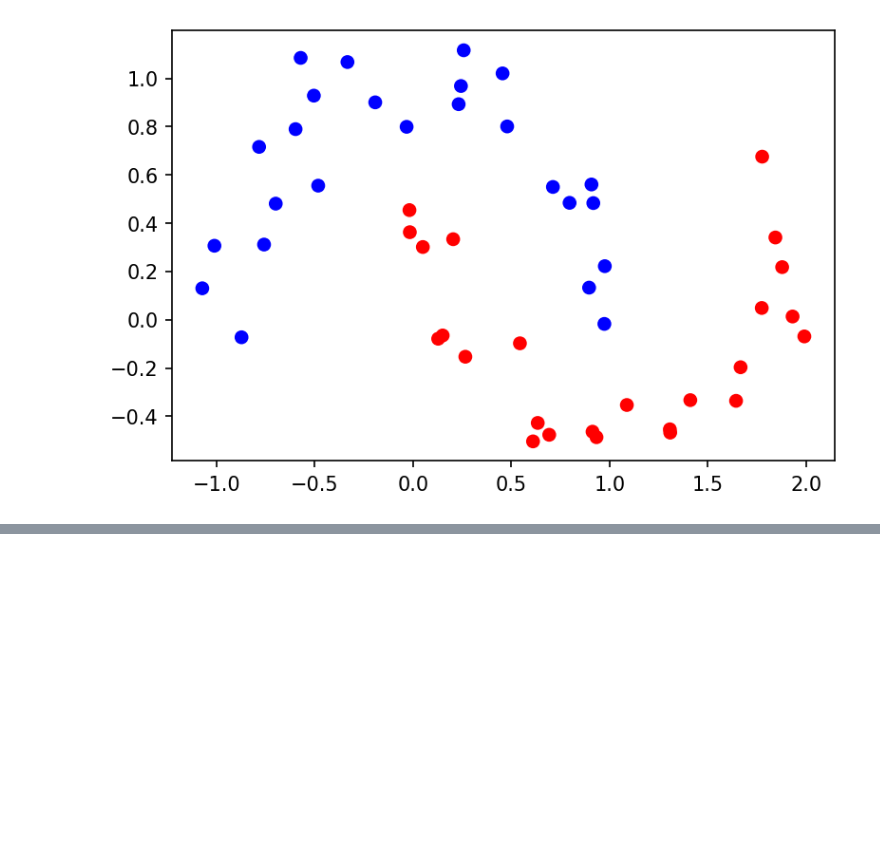
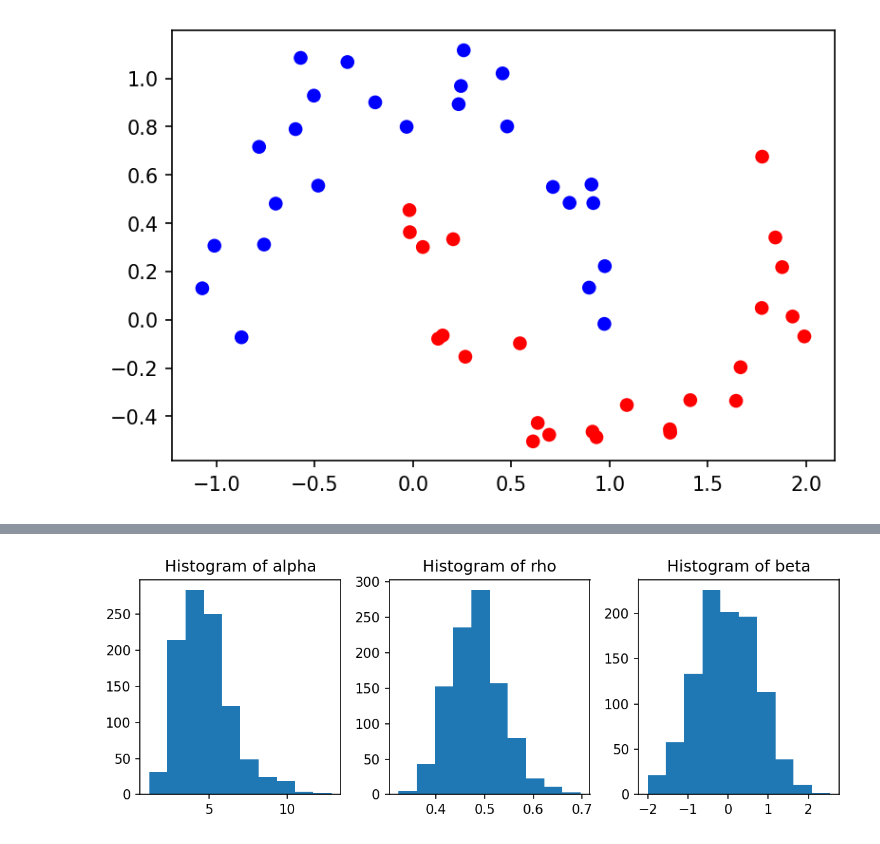
Before and after one commit to luiarthur/TuringBnpBenchmarks, a Jupyter notebook: src/gp-binary/notebooks/gp_binary_stan.ipynb, the cells around one changed output, grey strips where cells are left out. Saved outputs shown, nothing was run; the diff lists cells and outputs as text; code cells hidden in the pictures; blank space fills up the shorter version.

```diff
--- a/src/gp-binary/notebooks/gp_binary_stan.ipynb
+++ b/src/gp-binary/notebooks/gp_binary_stan.ipynb
@@ -267,0 +273,10 @@ plt.title("Posterior Mean Function ({})".format('ADVI'));
+# %%
+plt.figure(figsize=(8,3))
+params = ['alpha', 'rho', 'beta']
+for i in range(3):
+    param = params[i]
+    plt.subplot(1, 3, i+1)
+    plt.hist(vb_samples[param]); plt.title('Histogram of {}'.format(param))
+plt.tight_layout()
+# %% [output]
+[figure, added]
```
Also changed, not shown: parts of 13 cells of this notebook, 1 other file.
